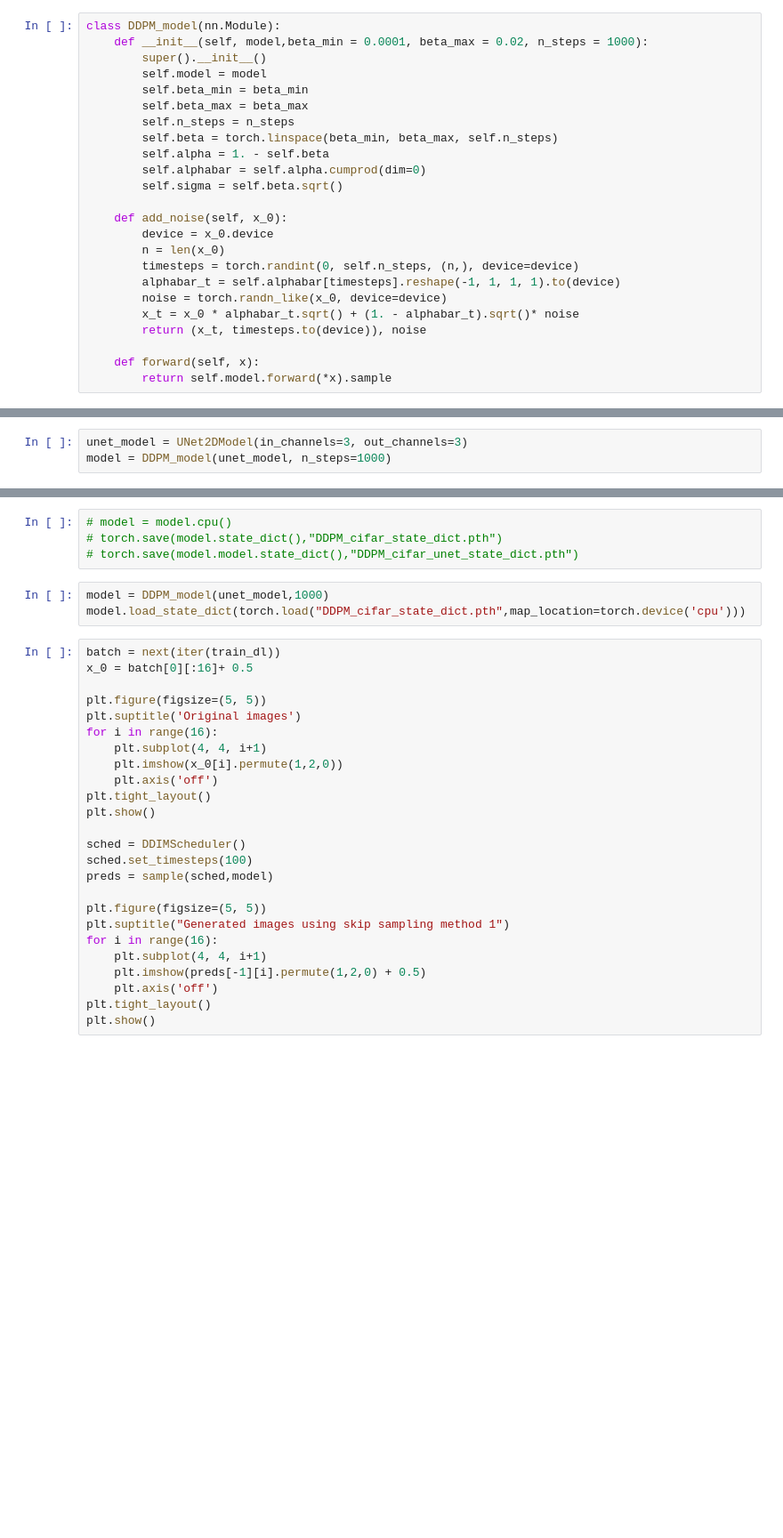
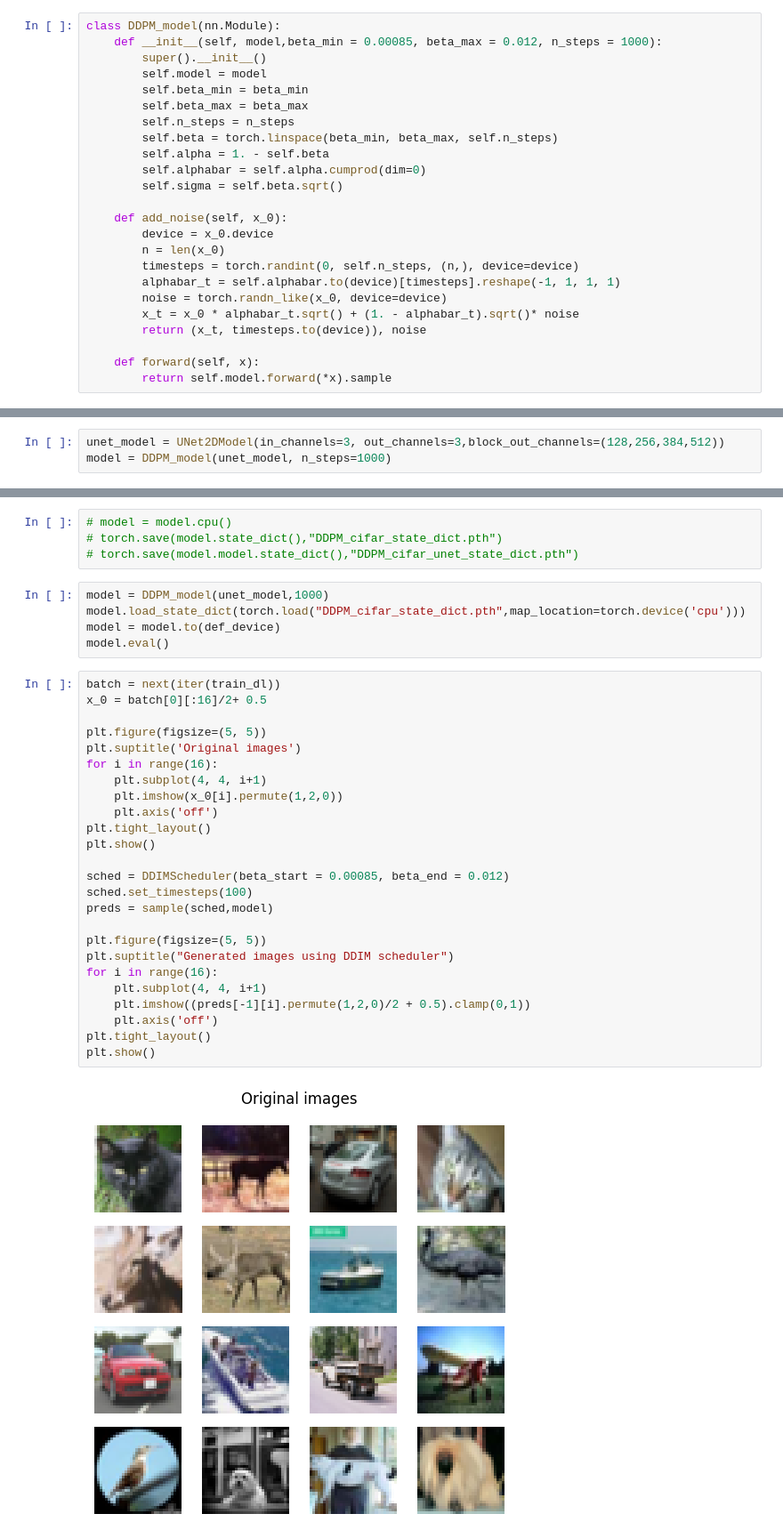
Before and after one commit to Shubham-Hazra/DDPM, a Jupyter notebook: DDPM_cifar.ipynb, the cells around one changed output, grey strips where cells are left out. Shown at 89% size. Saved outputs shown, nothing was run; the diff lists cells and outputs as text; blank space fills up the shorter version.

```diff
--- a/DDPM_cifar.ipynb
+++ b/DDPM_cifar.ipynb
@@ -65,6 +71,6 @@ plt.show()
 # %%
 class DDPM_model(nn.Module):
-    def __init__(self, model,beta_min = 0.0001, beta_max = 0.02, n_steps = 1000):
+    def __init__(self, model,beta_min = 0.00085, beta_max = 0.012, n_steps = 1000):
         super().__init__()
         self.model = model
         self.beta_min = beta_min
@@ -79,7 +85,7 @@ class DDPM_model(nn.Module):
         device = x_0.device
         n = len(x_0)
         timesteps = torch.randint(0, self.n_steps, (n,), device=device)
-        alphabar_t = self.alphabar[timesteps].reshape(-1, 1, 1, 1).to(device)
+        alphabar_t = self.alphabar.to(device)[timesteps].reshape(-1, 1, 1, 1)
         noise = torch.randn_like(x_0, device=device)
         x_t = x_0 * alphabar_t.sqrt() + (1. - alphabar_t).sqrt()* noise
         return (x_t, timesteps.to(device)), noise
@@ -96,7 +102,7 @@ def sample(sched,model,sz = (16,3,32,32)):
         preds.append(x_t.float().cpu())
     return preds
 # %%
-unet_model = UNet2DModel(in_channels=3, out_channels=3)
+unet_model = UNet2DModel(in_channels=3, out_channels=3,block_out_channels=(128,256,384,512))
 model = DDPM_model(unet_model, n_steps=1000)
 # %%
 epochs = 5
@@ -145,28 +151,32 @@ def fit(model,train_dl,valid_dl,loss_func,epochs,opt,sched):
 # %%
 model = DDPM_model(unet_model,1000)
 model.load_state_dict(torch.load("DDPM_cifar_state_dict.pth",map_location=torch.device('cpu')))
+model = model.to(def_device)
+model.eval()
 # %%
 batch = next(iter(train_dl))
-x_0 = batch[0][:16]+ 0.5
+x_0 = batch[0][:16]/2+ 0.5
 
 plt.figure(figsize=(5, 5))
 plt.suptitle('Original images')
 for i in range(16):
     plt.subplot(4, 4, i+1)
     plt.imshow(x_0[i].permute(1,2,0))
     plt.axis('off')
 plt.tight_layout()
 plt.show()
 
-sched = DDIMScheduler()
+sched = DDIMScheduler(beta_start = 0.00085, beta_end = 0.012)
 sched.set_timesteps(100)
 preds = sample(sched,model)
 
 plt.figure(figsize=(5, 5))
-plt.suptitle("Generated images using skip sampling method 1")
+plt.suptitle("Generated images using DDIM scheduler")
 for i in range(16):
     plt.subplot(4, 4, i+1)
-    plt.imshow(preds[-1][i].permute(1,2,0) + 0.5)
+    plt.imshow((preds[-1][i].permute(1,2,0)/2 + 0.5).clamp(0,1))
     plt.axis('off')
 plt.tight_layout()
 plt.show()
+# %% [output]
+[figure, added]
```
Also changed, not shown: parts of 5 cells of this notebook.
